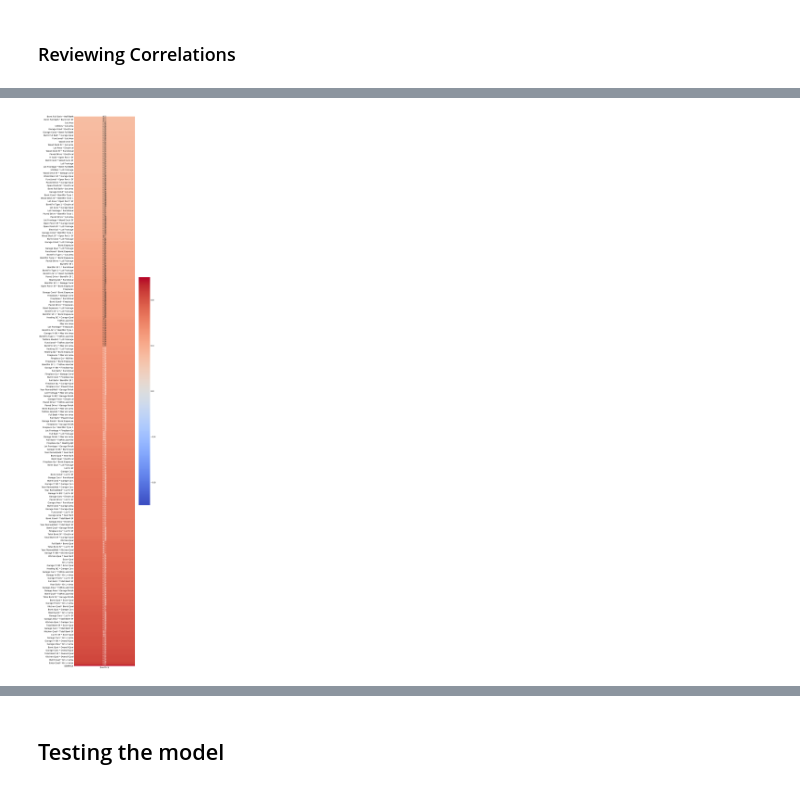
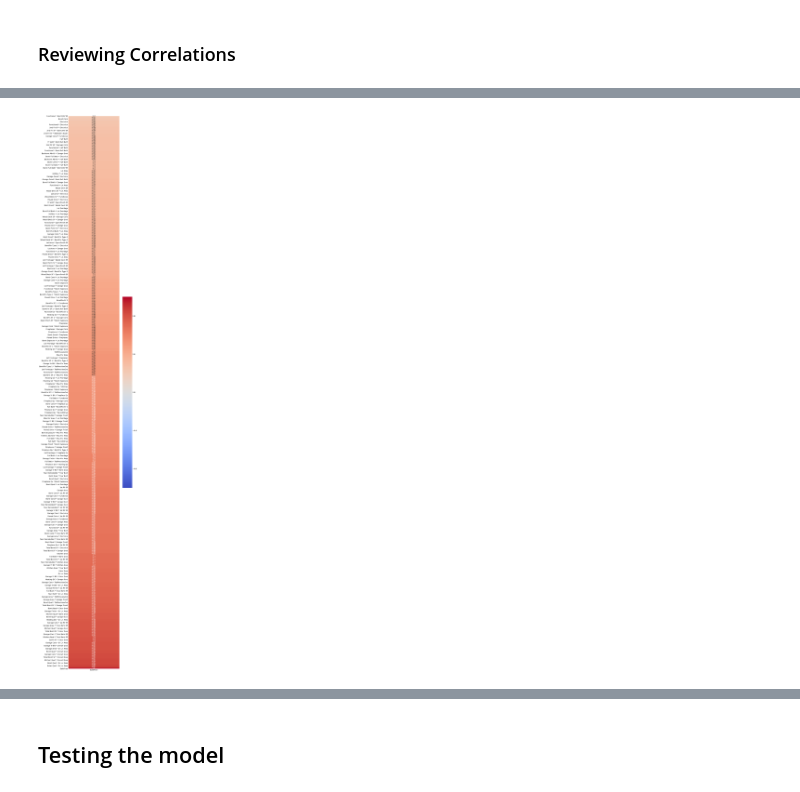
Before and after one commit to LexLau/Estimating_Housing_Sale_Prices_in_Ames, a Jupyter notebook: Ames Testing.ipynb, the cells around one changed output, grey strips where cells are left out. Cells and saved outputs as stored; diff of their text form; code cells hidden in the pictures.

Commit message:
added some visuals, score did not change with additional features above 0.2 correlation, try all get dummies and all interactions and remember to update hyperparameters

```diff
--- a/Ames Testing.ipynb
+++ b/Ames Testing.ipynb
@@ -886,13 +944,39 @@ df_test["Year Remod/Add * Garage Area"] = df_test["Year Remod/Add"] * df_test["G
 df_test["Lot Frontage * Wood Deck SF"] = df_test["Lot Frontage"] * df_test["Wood Deck SF"]
 df_test["Lot Frontage * Bsmt Cond"] = df_test["Lot Frontage"] * df_test["Bsmt Cond"]
 df_test["Year Remod/Add * Garage Yr Blt"] = df_test["Year Remod/Add"] * df_test["Garage Yr Blt"]
+df_test["Half Bath * Electrical"] = df_test["Half Bath"] * df_test["Electrical"]
+df_test["Bsmt Full Bath * Electrical"] = df_test["Bsmt Full Bath"] * df_test["Electrical"]
+df_test["Functional * Electrical"] = df_test["Functional"] * df_test["Electrical"]
+df_test["2nd Flr SF * Electrical"] = df_test["2nd Flr SF"] * df_test["Electrical"]
+df_test["Bsmt Cond * Electrical"] = df_test["Bsmt Cond"] * df_test["Electrical"]
+df_test["Bsmt Unf SF * Half Bath"] = df_test["Bsmt Unf SF"] * df_test["Half Bath"]
+df_test["Bedroom AbvGr * Half Bath"] = df_test["Bedroom AbvGr"] * df_test["Half Bath"]
+df_test["Functional * Half Bath"] = df_test["Functional"] * df_test["Half Bath"]
+df_test["Bedroom AbvGr * Garage Qual"] = df_test["Bedroom AbvGr"] * df_test["Garage Qual"]
+df_test["Functional * Garage Qual"] = df_test["Functional"] * df_test["Garage Qual"]
+df_test["Garage Cond * Garage Qual"] = df_test["Garage Cond"] * df_test["Garage Qual"]
+df_test["2nd Flr SF * Garage Qual"] = df_test["2nd Flr SF"] * df_test["Garage Qual"]
+df_test["Bedroom AbvGr * Bsmt Unf SF"] = df_test["Bedroom AbvGr"] * df_test["Bsmt Unf SF"]
+df_test["Functional * Bsmt Unf SF"] = df_test["Functional"] * df_test["Bsmt Unf SF"]
+df_test["2nd Flr SF * Bsmt Unf SF"] = df_test["2nd Flr SF"] * df_test["Bsmt Unf SF"]
+df_test["Functional * Bsmt Full Bath"] = df_test["Functional"] * df_test["Bsmt Full Bath"]
+df_test["Bsmt Cond * Bsmt Full Bath"] = df_test["Bsmt Cond"] * df_test["Bsmt Full Bath"]
+df_test["Garage Cond * Bedroom AbvGr"] = df_test["Garage Cond"] * df_test["Bedroom AbvGr"]
+df_test["2nd Flr SF * Bedroom AbvGr"] = df_test["2nd Flr SF"] * df_test["Bedroom AbvGr"]
+df_test["Garage Cond * Functional"] = df_test["Garage Cond"] * df_test["Functional"]
+df_test["2nd Flr SF * Functional"] = df_test["2nd Flr SF"] * df_test["Functional"]
+df_test["Paved Drive * Functional"] = df_test["Paved Drive"] * df_test["Functional"]
+df_test["Bsmt Cond * Functional"] = df_test["Bsmt Cond"] * df_test["Functional"]
+df_test["2nd Flr SF * Garage Cond"] = df_test["2nd Flr SF"] * df_test["Garage Cond"]
+df_test["Bsmt Cond * 2nd Flr SF"] = df_test["Bsmt Cond"] * df_test["2nd Flr SF"]
+df_test["Yr Sold * Bsmt Full Bath"] = df_test["Yr Sold"] * df_test["Bsmt Full Bath"]
 # %% [markdown]
 ### Get Dummies
 # %%
-# Getting dummies for all Nominal Features
-nominal_features = ['Mas Vnr Type']
+# Getting dummies for Nominal Features > absolute 0.2 correlation
+nominal_features = ['Mas Vnr Type', 'Garage Type', 'Foundation', 'Central Air']
 
-# After testing, we found a < 0.3 correlation with these features
+# After testing, we found a < 0.2 correlation with these features
 #                     'MS SubClass', 'MS Zoning', 'Street', 'Misc Feature', 'Land Contour',
 #                      'Lot Config', 'Neighborhood', 'Condition 1', 'Condition 2', 'Bldg Type', 'House Style',
 #                      'Roof Style', 'Roof Matl', 'Exterior 1st', 'Exterior 2nd', 'Alley', 'Foundation',
@@ -982,22 +1043,22 @@ memory usage: 6.3+ MB
 excluded_features = ['PID',
 
 #continuous features
-                     '2nd Flr SF', '3Ssn Porch', 'Bsmt Unf SF', 'BsmtFin SF 2', 'Enclosed Porch',
+                     '3Ssn Porch', 'Bsmt Unf SF', 'BsmtFin SF 2', 'Enclosed Porch',
                      'Low Qual Fin SF', 'Misc Val', 'Pool Area',
                      'Screen Porch',
 # ordinal features
                      'Lot Shape','Fence', 'Overall Cond', 'Land Slope', 'BsmtFin Type 2', 'Utilities', 'Exter Cond',
-                     'Pool QC', 'Functional', 'Bsmt Cond', 'Electrical', 'Garage Cond', 'Garage Qual', 'Paved Drive',
+                     'Pool QC', 'Functional',
 
 # discrete features
-                     'Bedroom AbvGr', 'Bsmt Full Bath', 'Bsmt Half Bath', 'Half Bath', 'Kitchen AbvGr',
+                     'Bedroom AbvGr', 'Bsmt Half Bath', 'Kitchen AbvGr',
                      'Mo Sold', 'Yr Sold',
 
 #Nominal Features =
                      'MS SubClass', 'MS Zoning', 'Street', 'Misc Feature', 'Land Contour',
                      'Lot Config', 'Neighborhood', 'Condition 1', 'Condition 2', 'Bldg Type', 'House Style',
-                     'Roof Style', 'Roof Matl', 'Exterior 1st', 'Exterior 2nd', 'Alley', 'Foundation',
-                     'Garage Type', 'Heating', 'Central Air', 'Sale Type']
+                     'Roof Style', 'Roof Matl', 'Exterior 1st', 'Exterior 2nd', 'Alley',
+                     'Heating', 'Sale Type']
 # %%
 # dropping remaining features for both dataframes
 df_train.drop(columns = excluded_features, inplace = True)
@@ -1051,15 +1112,15 @@ df_train.corr()[['SalePrice']].sort_values('SalePrice')
 | Gr Liv Area * Overall Qual | 0.872571 |
 | SalePrice | 1.000000 |
 # %%
-plt.figure(figsize = (6, 50)) # this figsizes are in inches wide and tall
+plt.figure(figsize = (6, 60)) # this figsizes are in inches wide and tall
 # need to specify which column you want to sort by, even though there is only 1 column
 sns.heatmap(df_train.corr()[['SalePrice']].sort_values('SalePrice'),
             cmap = 'coolwarm',
             vmin = -1,
             vmax = 1,
             annot=True);
 # %% [output]
-[figure, old version]
+[figure, new version]
 # %%
 df_train.info()
 # %% [output]
```
Also changed, not shown: parts of 48 cells of this notebook, 1 other file.
